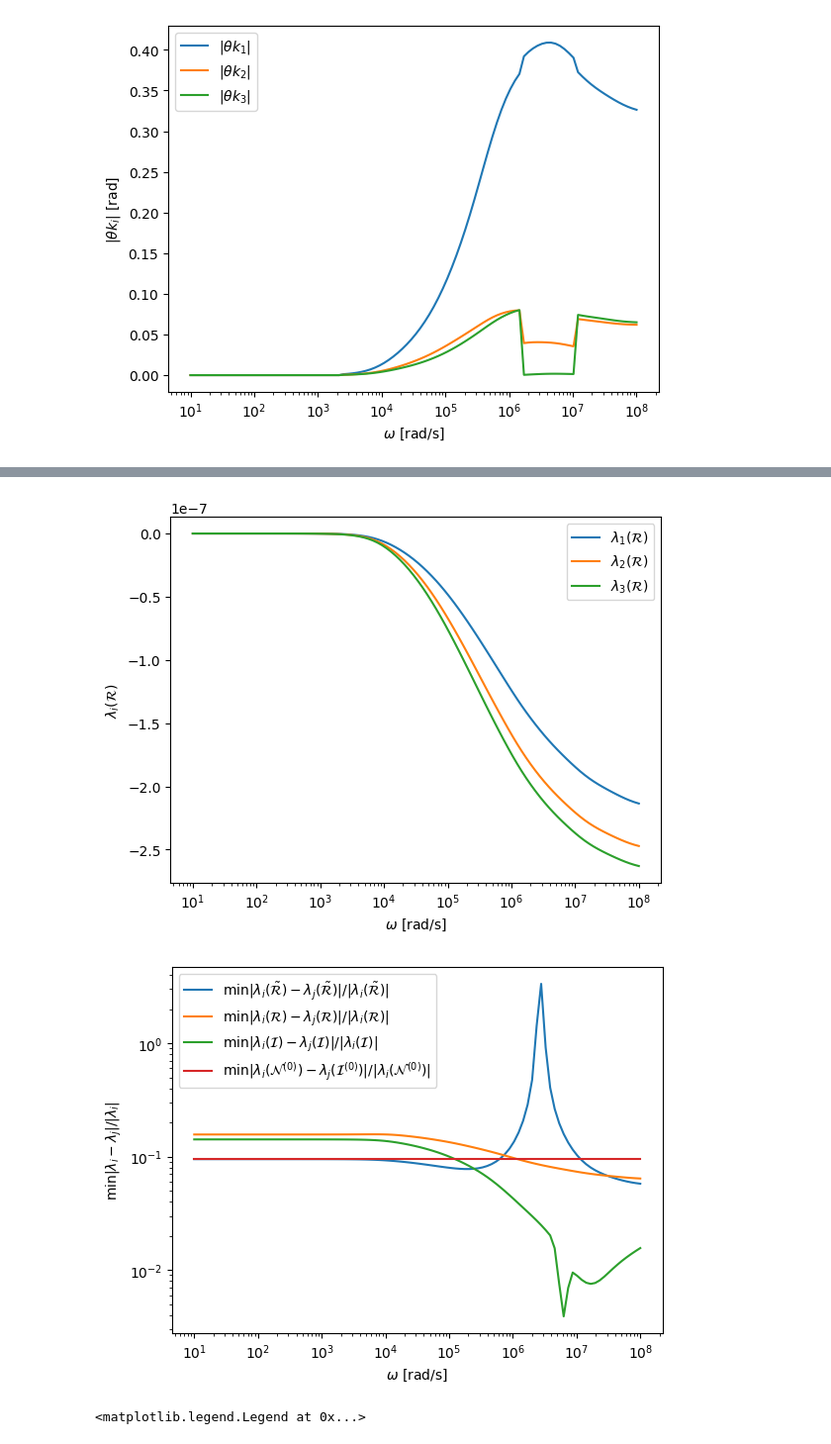
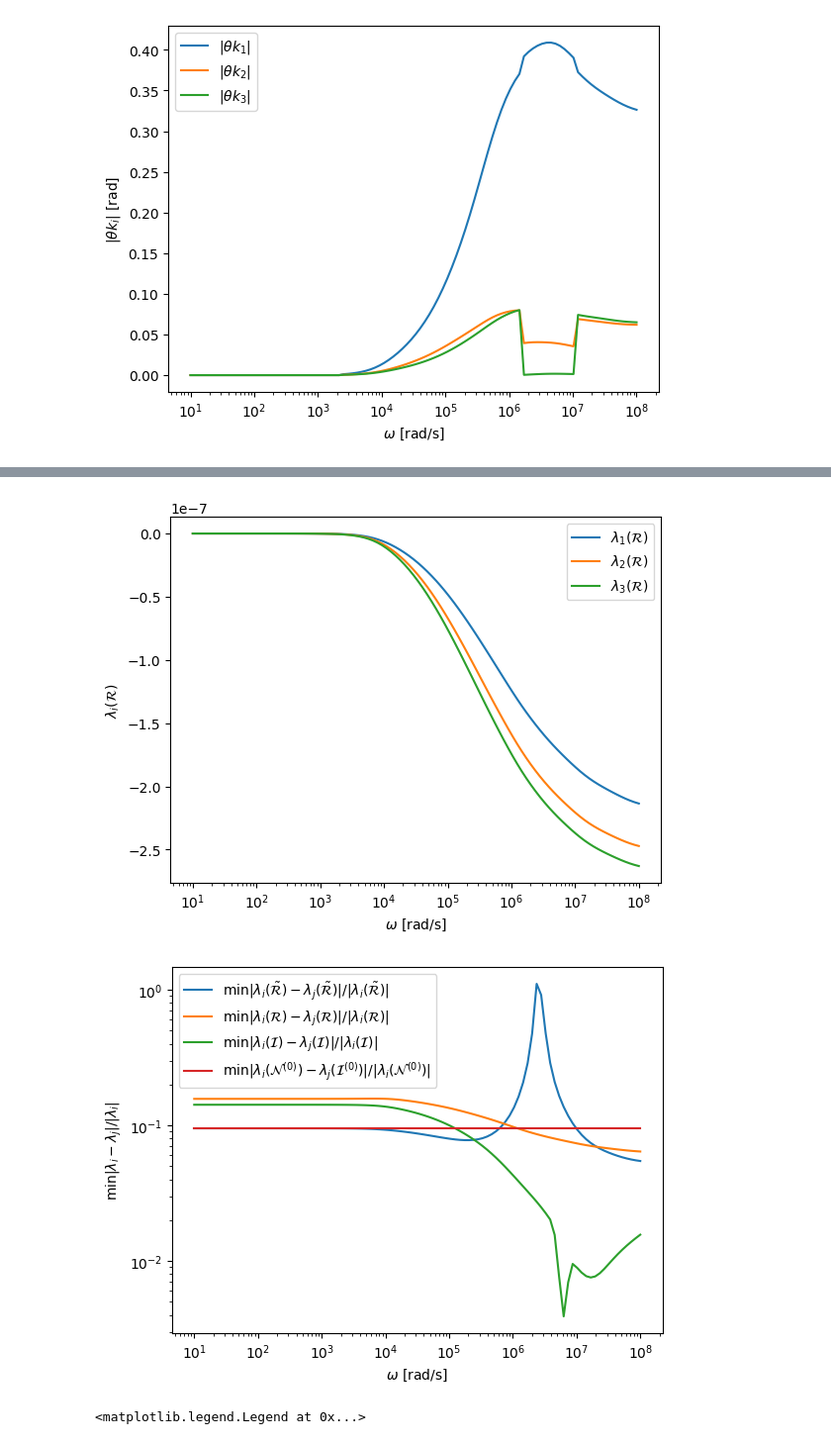
Before and after one commit to pdledger/Rodrigues_Angles, a Jupyter notebook: two_tetra_homog.ipynb, the cells around one changed output, grey strips where cells are left out. Shown at 99% size. Cells and saved outputs as stored; diff of their text form; code cells hidden in the pictures.

```diff
--- a/two_tetra_homog.ipynb
+++ b/two_tetra_homog.ipynb
@@ -33,7 +33,17 @@ URstore=RIResults["URstore"]
 URtildestore=RIResults["URtildestore"]
 UIstore=RIResults["UIstore"]
 UN0store=RIResults["UN0store"]
+Rtildestore=RIResults["Rtildestore"]
 
+N = len(Frequencies)
+for n in range(N):
+    Rtilde=np.zeros((3,3))
+    Rtilde=Rtildestore[n,:,:]
+    utilde,v=np.linalg.eig(Rtilde)
+
+    #utilde = URtildestore[n,:]
+    #ind=np.argsort((utilde))
+    URtildestore[n,:]=np.sort(utilde)#utilde[ind]
 
 Labels=[r"$\lambda_1(\tilde{\cal R})$",r"$\lambda_2(\tilde{\cal R})$",r"$\lambda_3(\tilde{\cal R})$"]
 plt.figure()
@@ -116,6 +126,6 @@ plt.savefig("CSG_TwoTetra_dRanddE__eig_prox_al_0.001_mu_32_sig_1e7_ord3.pdf")
 [figure]
 [figure]
-[figure, old version]
+[figure, new version]
 # %%
 Perm = np.array([[1,2,3],[1,3,2],[2,1,3],[2,3,1],[3,1,2],[3,2,1]])
 
```
Also changed, not shown: parts of 2 cells of this notebook, 9 other files.
